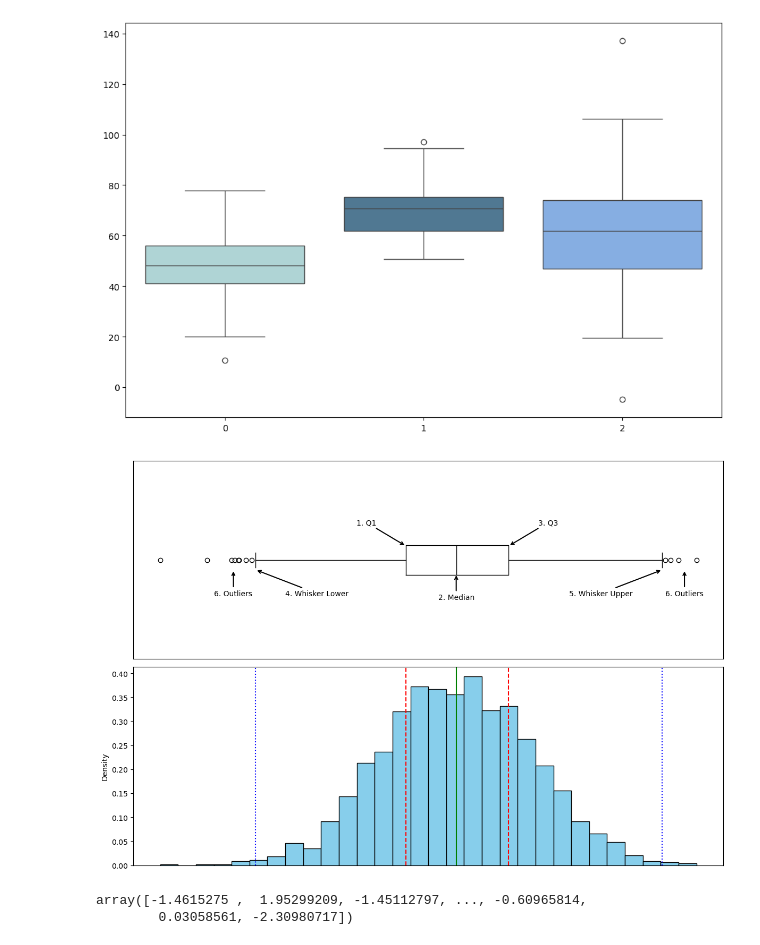
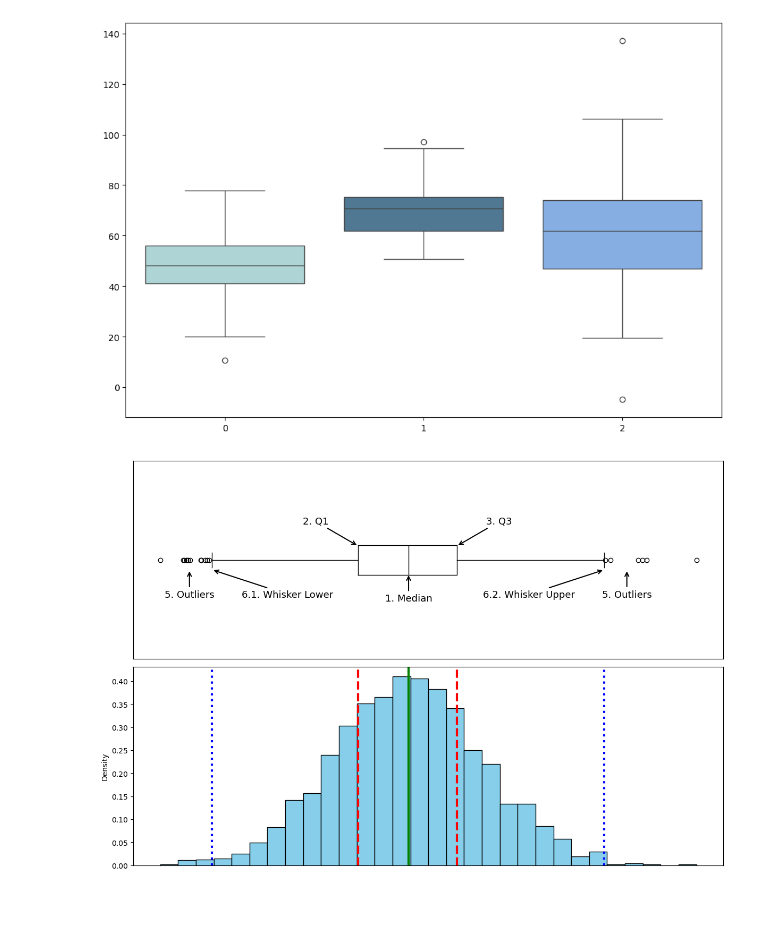
Before and after one commit to PavelShunkevich/articles, a Jupyter notebook: boxplot/code_for_article.ipynb, the cells around one changed output. Drawn from its saved outputs; the diff is of its cells as text; code cells hidden in the pictures; blank space fills up the shorter version.

```diff
--- a/boxplot/code_for_article.ipynb
+++ b/boxplot/code_for_article.ipynb
@@ -26,6 +26,8 @@ plt.show()
 # %%
 import numpy as np
 import matplotlib.pyplot as plt
+
+np.random.seed(42)
 
 data = np.random.normal(loc=0, scale=1, size=2000)
 
@@ -34,54 +36,50 @@ fig, (ax_box, ax_dist) = plt.subplots(nrows=2, sharex=True,  figsize=(12, 8))  #
 box_plot_data = ax_box.boxplot(data, vert=False,
                             medianprops=dict(color="black"))
 ax_box.set(yticks=[], xlabel="")
 
 ax_dist.hist(data, bins=30, density=True, color='skyblue', edgecolor='black')
 ax_dist.set_ylabel("Density")
 
 stats_data = {}
 for key, val in box_plot_data.items():
     stats_data[key] = [item.get_xdata() for item in val]
 q1 = stats_data['boxes'][0][0]
 q3 = stats_data['boxes'][0][2]
 median = stats_data['medians'][0][0]
 whisker_lower = stats_data['whiskers'][0][1]
 whisker_upper = stats_data['whiskers'][1][1]
 
 
-ax_dist.axvline(q1, color='r', linestyle='--', label='Q1')
-ax_dist.axvline(median, color='g', linestyle='-', label='Median')
-ax_dist.axvline(q3, color='r', linestyle='--', label='Q3')
-ax_dist.axvline(whisker_lower, color='b', linestyle=':', label='Whisker Lower')
-ax_dist.axvline(whisker_upper, color='b', linestyle=':', label='Whisker Upper')
+ax_dist.axvline(q1, color='r', linestyle='--', label='Q1', linewidth=3)
+ax_dist.axvline(median, color='g', linestyle='-', label='Median', linewidth=3)
+ax_dist.axvline(q3, color='r', linestyle='--', label='Q3', linewidth=3)
+ax_dist.axvline(whisker_lower, color='b', linestyle=':', label='Whisker Lower', linewidth=3)
+ax_dist.axvline(whisker_upper, color='b', linestyle=':', label='Whisker Upper', linewidth=3)
 
 # Annotations
 arrowprops = dict(arrowstyle='->', color='black', linewidth=1.5)
 text_offset_x = 0.05 * (ax_box.get_xlim()[1] - ax_box.get_xlim()[0])
 text_offset_y = 0.1
+fontsize = 13
 
-ax_box.annotate('1. Q1', xy=(q1, 1.07), xytext=(q1 - text_offset_x, 1.07 + text_offset_y),
-                    arrowprops=arrowprops, ha='right', va='bottom', fontsize=10)
-ax_box.annotate('2. Median', xy=(median, 0.93), xytext=(median + 0, 0.93 - text_offset_y),
-                    arrowprops=arrowprops, ha='center', va='top', fontsize=10)
+ax_box.annotate('1. Median', xy=(median, 0.93), xytext=(median + 0, 0.93 - text_offset_y),
+                    arrowprops=arrowprops, ha='center', va='top', fontsize=fontsize)
+ax_box.annotate('2. Q1', xy=(q1, 1.07), xytext=(q1 - text_offset_x, 1.07 + text_offset_y),
+                    arrowprops=arrowprops, ha='right', va='bottom', fontsize=fontsize)
 ax_box.annotate('3. Q3', xy=(q3, 1.07), xytext=(q3 + text_offset_x, 1.07 + text_offset_y),
-                    arrowprops=arrowprops, ha='left', va='bottom', fontsize=10)
-ax_box.annotate('4. Whisker Lower', xy=(whisker_lower, 0.95), xytext=(whisker_lower + text_offset_x,  0.95 - text_offset_y),
-                    arrowprops=arrowprops, ha='left', va='top', fontsize=10)
-ax_box.annotate('5. Whisker Upper', xy=(whisker_upper, 0.95), xytext=(whisker_upper - text_offset_x,  0.95 - text_offset_y),
-                    arrowprops=arrowprops, ha='right', va='top', fontsize=10)
-ax_box.annotate('6. Outliers', xy=(whisker_lower-0.3, 0.95), xytext=(whisker_lower-0.3,  0.95 - text_offset_y),
-                    arrowprops=arrowprops, ha='center', va='top', fontsize=10)
-ax_box.annotate('6. Outliers', xy=(whisker_upper+0.3, 0.95), xytext=(whisker_upper+0.3,  0.95 - text_offset_y),
-                    arrowprops=arrowprops, ha='center', va='top', fontsize=10)
+                    arrowprops=arrowprops, ha='left', va='bottom', fontsize=fontsize)
+ax_box.annotate('5. Outliers', xy=(whisker_lower-0.3, 0.95), xytext=(whisker_lower-0.3,  0.95 - text_offset_y),
+                    arrowprops=arrowprops, ha='center', va='top', fontsize=fontsize)
+ax_box.annotate('5. Outliers', xy=(whisker_upper+0.3, 0.95), xytext=(whisker_upper+0.3,  0.95 - text_offset_y),
+                    arrowprops=arrowprops, ha='center', va='top', fontsize=fontsize)
+ax_box.annotate('6.1. Whisker Lower', xy=(whisker_lower, 0.95), xytext=(whisker_lower + text_offset_x,  0.95 - text_offset_y),
+                    arrowprops=arrowprops, ha='left', va='top', fontsize=fontsize)
+ax_box.annotate('6.2. Whisker Upper', xy=(whisker_upper, 0.95), xytext=(whisker_upper - text_offset_x,  0.95 - text_offset_y),
+                    arrowprops=arrowprops, ha='right', va='top', fontsize=fontsize)
 
 ax_dist.set(xticks=[], xlabel="")
 plt.tight_layout()
 plt.savefig("boxplot_norm_annotated.png")
 plt.show()
 # %% [output]
-[figure, old version]
+[figure, new version]
-# %%
-data
-# %% [output]
-array([-1.4615275 ,  1.95299209, -1.45112797, ..., -0.60965814,
-        0.03058561, -2.30980717])
```
Also changed, not shown: parts of 11 cells of this notebook, 2 other files.
